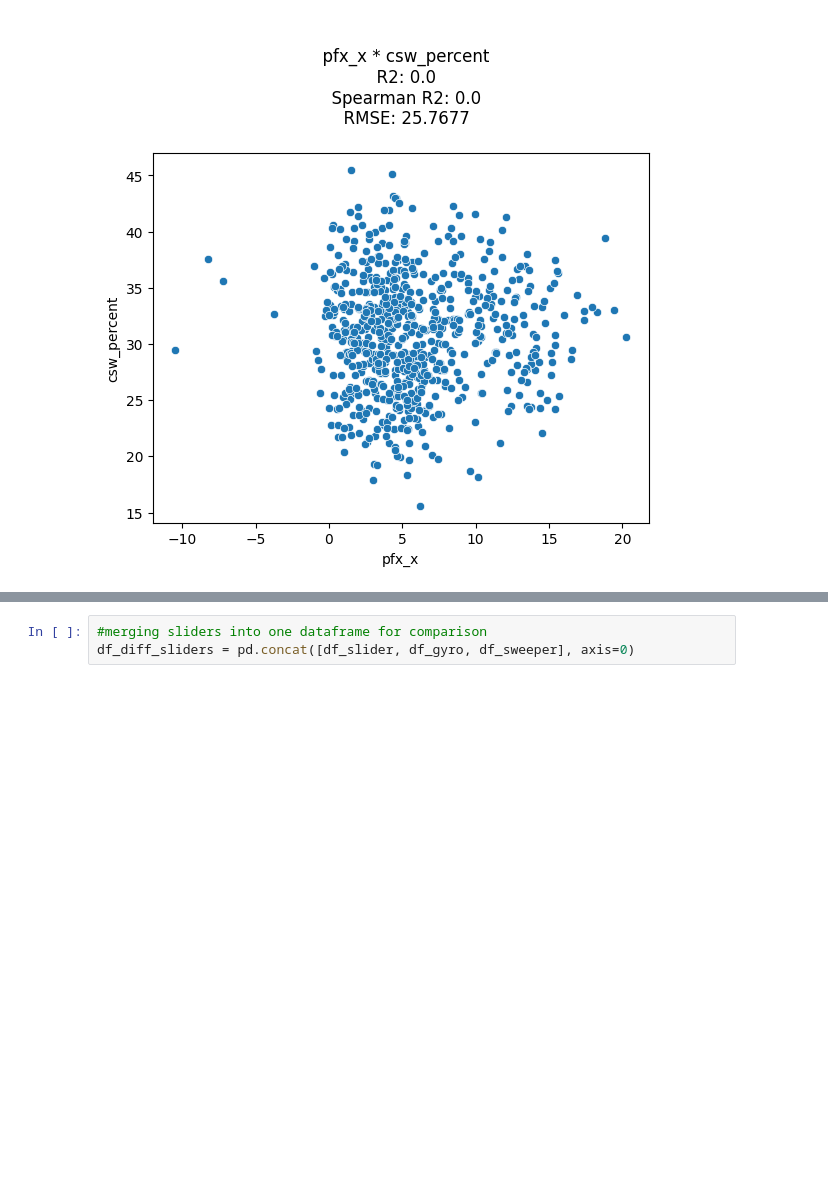
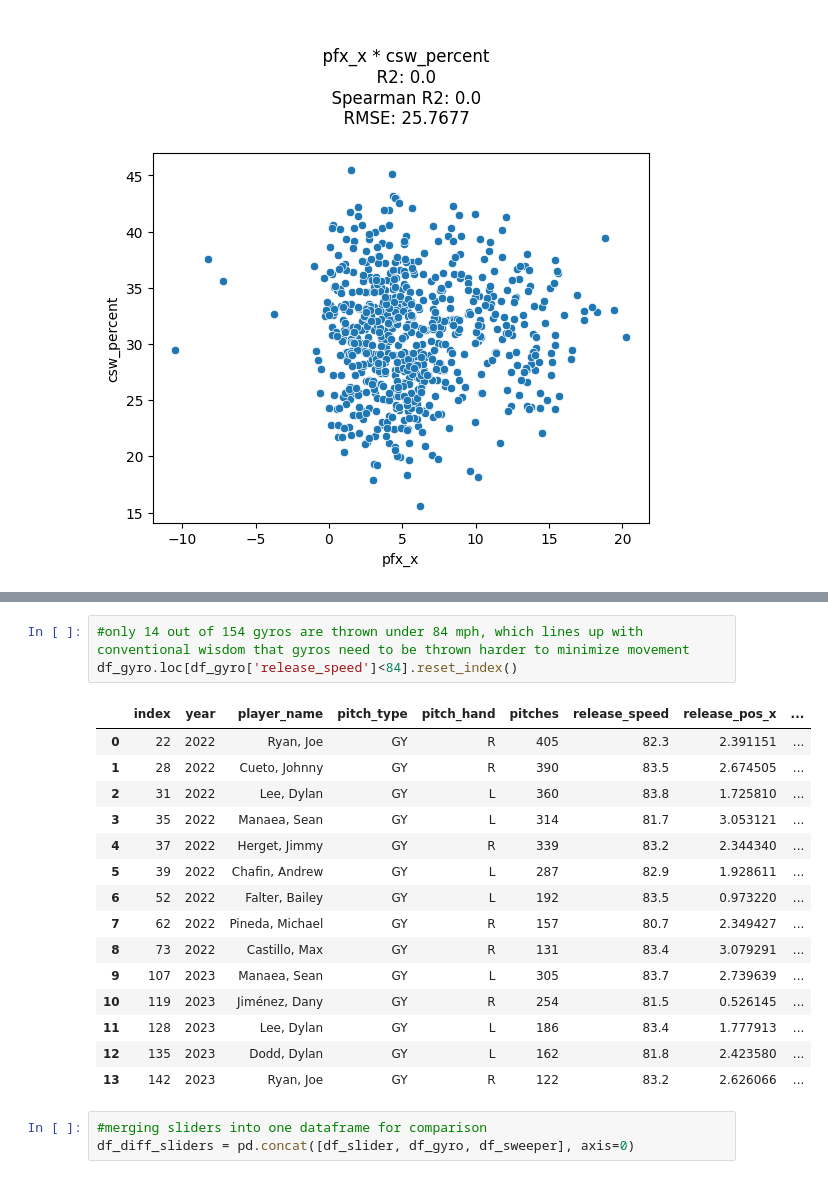
Before and after one commit to gerson-a/gyro_slider_analysis, a Jupyter notebook: Gyro_Slider_Analysis.ipynb, the cells around one changed output, grey strips where cells are left out. Drawn from its saved outputs; the diff is of its cells as text; blank space fills up the shorter version.

```diff
--- a/Gyro_Slider_Analysis.ipynb
+++ b/Gyro_Slider_Analysis.ipynb
@@ -357,3 +346,22 @@ df_gyro.loc[df_gyro['release_speed']<84]
+# %%
+#only 14 out of 154 gyros are thrown under 84 mph, which lines up with conventional wisdom that gyros need to be thrown harder to minimize movement
+df_gyro.loc[df_gyro['release_speed']<84].reset_index()
+# %% [output]
+|  | index | year | player_name | pitch_type | pitch_hand | pitches | release_speed | release_pos_x | ... |
+| 0 | 22 | 2022 | Ryan, Joe | GY | R | 405 | 82.3 | 2.391151 | ... |
+| 1 | 28 | 2022 | Cueto, Johnny | GY | R | 390 | 83.5 | 2.674505 | ... |
+| 2 | 31 | 2022 | Lee, Dylan | GY | L | 360 | 83.8 | 1.725810 | ... |
+| 3 | 35 | 2022 | Manaea, Sean | GY | L | 314 | 81.7 | 3.053121 | ... |
+| 4 | 37 | 2022 | Herget, Jimmy | GY | R | 339 | 83.2 | 2.344340 | ... |
+| 5 | 39 | 2022 | Chafin, Andrew | GY | L | 287 | 82.9 | 1.928611 | ... |
+| 6 | 52 | 2022 | Falter, Bailey | GY | L | 192 | 83.5 | 0.973220 | ... |
+| 7 | 62 | 2022 | Pineda, Michael | GY | R | 157 | 80.7 | 2.349427 | ... |
+| 8 | 73 | 2022 | Castillo, Max | GY | R | 131 | 83.4 | 3.079291 | ... |
+| 9 | 107 | 2023 | Manaea, Sean | GY | L | 305 | 83.7 | 2.739639 | ... |
+| 10 | 119 | 2023 | Jiménez, Dany | GY | R | 254 | 81.5 | 0.526145 | ... |
+| 11 | 128 | 2023 | Lee, Dylan | GY | L | 186 | 83.4 | 1.777913 | ... |
+| 12 | 135 | 2023 | Dodd, Dylan | GY | L | 162 | 81.8 | 2.423580 | ... |
+| 13 | 142 | 2023 | Ryan, Joe | GY | R | 122 | 83.2 | 2.626066 | ... |
 # %%
 #merging sliders into one dataframe for comparison
 df_diff_sliders = pd.concat([df_slider, df_gyro, df_sweeper], axis=0)
```
Also changed, not shown: parts of 8 cells of this notebook.
